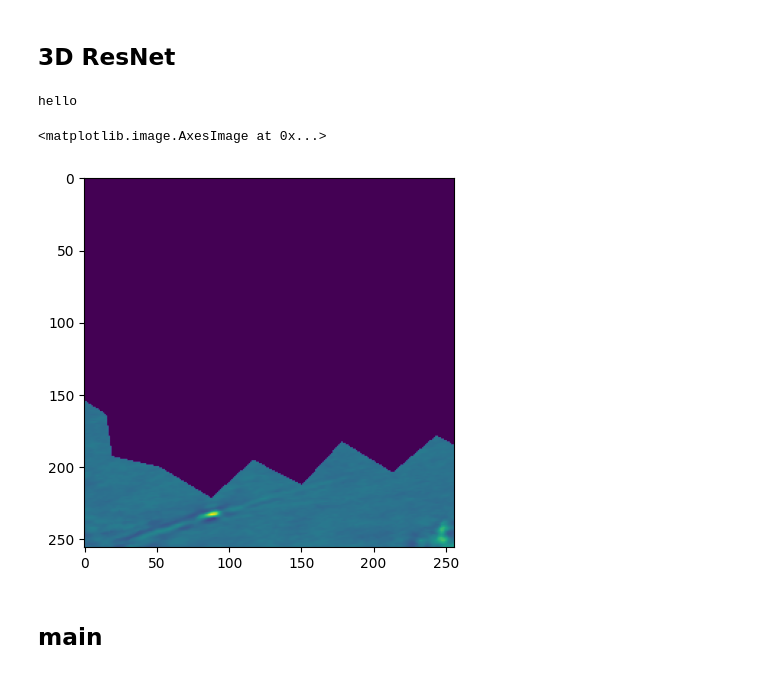
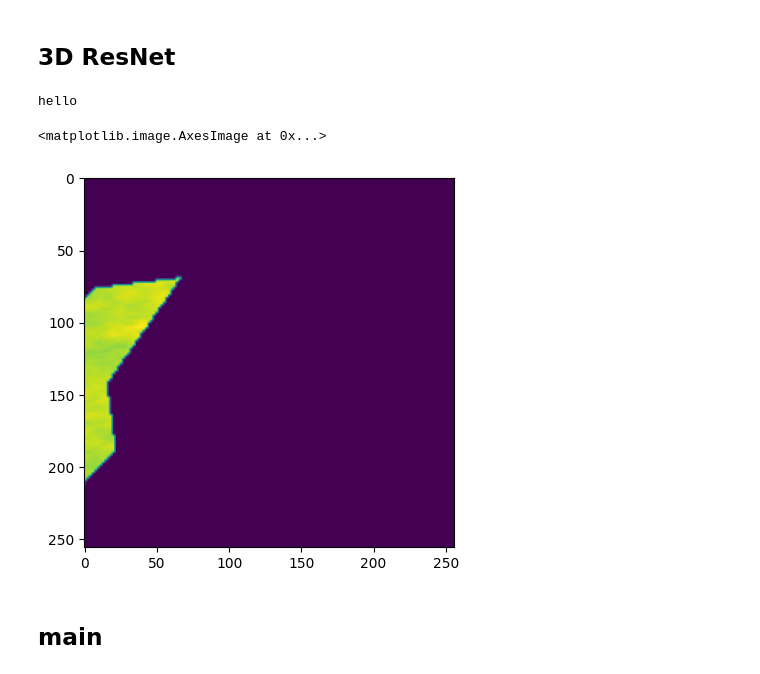
Before and after one commit to fummicc1/kaggle-ink-detection, a Jupyter notebook: 3d-resnet-inference.ipynb, the cells around one changed output. Saved outputs shown, nothing was run; the diff lists cells and outputs as text; code cells hidden in the pictures.

```diff
--- a/3d-resnet-inference.ipynb
+++ b/3d-resnet-inference.ipynb
@@ -206,23 +223,26 @@ class CustomDataset(Dataset):
         location = np.array(self.xys[idx])
         image: np.ndarray = self.images[idx]
         mean = [
-            14356.52181557, 14520.70614609, 14744.43771524, 15033.27008516,
-        15378.83713455, 15754.16016986, 16109.72300626, 16369.52307949,
-        16438.31554409, 16222.07887619, 15666.64744985, 14798.68459147,
-        13742.24110022, 12686.91996523, 11817.69218949, 11249.06236971,
-        11000.9214373 , 11017.81404872, 11208.47682255, 11483.19329296,
-        11775.4475447 , 12046.20032748, 12277.60994428, 12465.5635714
+            13788.13240142, 13821.73506531, 13859.58688718, 13899.44078328,
+        13939.85787273, 13981.88027729, 14028.41165286, 14083.46562629,
+        14151.16732909, 14238.19745281, 14356.43831246, 14520.63566798,
+        14744.39139701, 15033.22836975, 15378.80836767, 15754.17481866,
+        16109.69208625, 16369.49254685, 16438.29656517, 16222.0806452 ,
+        15666.63486809, 14798.66395805, 13742.26046082, 12686.97629522,
+        11817.78381935, 11249.11221844, 11001.00114592, 11017.87967457,
+        11208.51617846, 11483.22731226
         ]
         mean = np.array(mean) / 255
         std = [
-            2114.49032441, 2139.82500352, 2178.50033502, 2233.26290293,
-        2302.01975169, 2376.20206417, 2441.80821036, 2483.70993246,
-        2488.44506847, 2445.05180237, 2346.44990857, 2193.31216295,
-        2006.46319592, 1840.02783395, 1753.62156347, 1741.95262973,
-        1741.04684181, 1719.55030132, 1695.41639142, 1688.92260226,
-        1702.2708261 , 1728.33221695, 1758.95367666, 1789.17381258
+            1956.53848665, 1977.0626804 , 1997.14177163, 2015.10805009,
+        2030.32769999, 2042.6886825 , 2052.87295953, 2062.7328407 ,
+        2073.63358975, 2086.25272575, 2102.96715359, 2128.75451319,
+        2167.83378394, 2222.98963298, 2292.22865262, 2367.0762139 ,
+        2433.43871394, 2476.05812449, 2481.24664304, 2438.20475542,
+        2340.0873872 , 2188.06798508, 2003.51993661, 1840.63669205,
+        1757.65673004, 1747.70348844, 1746.66031272, 1724.24899866,
+        1699.3562572 , 1692.33875342
         ]
-        std = np.array(std) / 255
         image = (image - mean) / std
         image = np.transpose(image, (2, 0, 1))
         return image, location
@@ -233,9 +253,11 @@ def make_dataset(fragment_id, is_train_data):
     label_path = os.path.join(CFG.comp_dataset_path, f"{CFG.mode}/{fragment_id}/inklabels.png")
     if os.path.exists(label_path):
         labels = cv2.imread(label_path, 0) / 255
+        labels = resize(labels)
     else:
         labels = None
     mask = cv2.imread(mask_path, 0) / 255
+    mask = resize(mask)
     pad0 = (CFG.prd_size - mask.shape[0] % CFG.prd_size)
     pad1 = (CFG.prd_size - mask.shape[1] % CFG.prd_size)
 
@@ -273,7 +295,7 @@ def make_dataset(fragment_id, is_train_data):
         persistent_workers=True
     )
 
-    return loader, xyxys
+    return loader, xyxys, mask
 # %% [markdown]
 ## 3D ResNet
 # %%
@@ -360,7 +385,7 @@ TH = CFG.TH
 if CFG.mode == 'test':
     fragment_ids = sorted(os.listdir(CFG.comp_dataset_path + CFG.mode))
 else:
-    fragment_ids = [1]
+    fragment_ids = [2]
 
 predictions_map = None
 predictions_map_counts = None
@@ -369,10 +394,10 @@ pad1 = None
 ori_h = None
 ori_w = None
 # %%
-lodaer, _ = make_dataset(3 if IS_DEBUG else "a", is_train_data=False)
+lodaer, _, _ = make_dataset(fragment_ids[0], is_train_data=False)
 img, _ = lodaer.dataset[100]
 plt.imshow(img[1, :, :])
 # %% [output]
 hello
 <matplotlib.image.AxesImage at 0x...>
-[figure, old version]
+[figure, new version]
```
Also changed, not shown: parts of 6 cells of this notebook, 2 other files.
